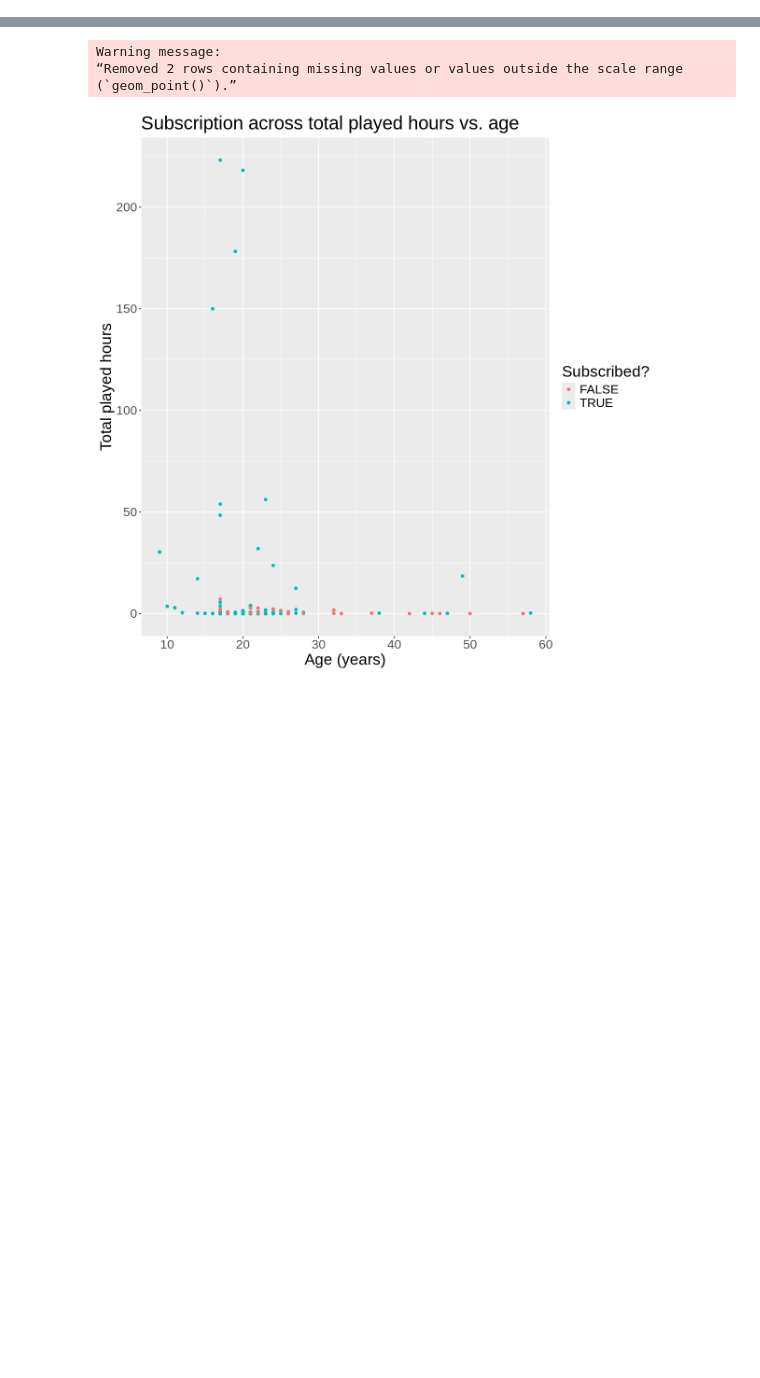
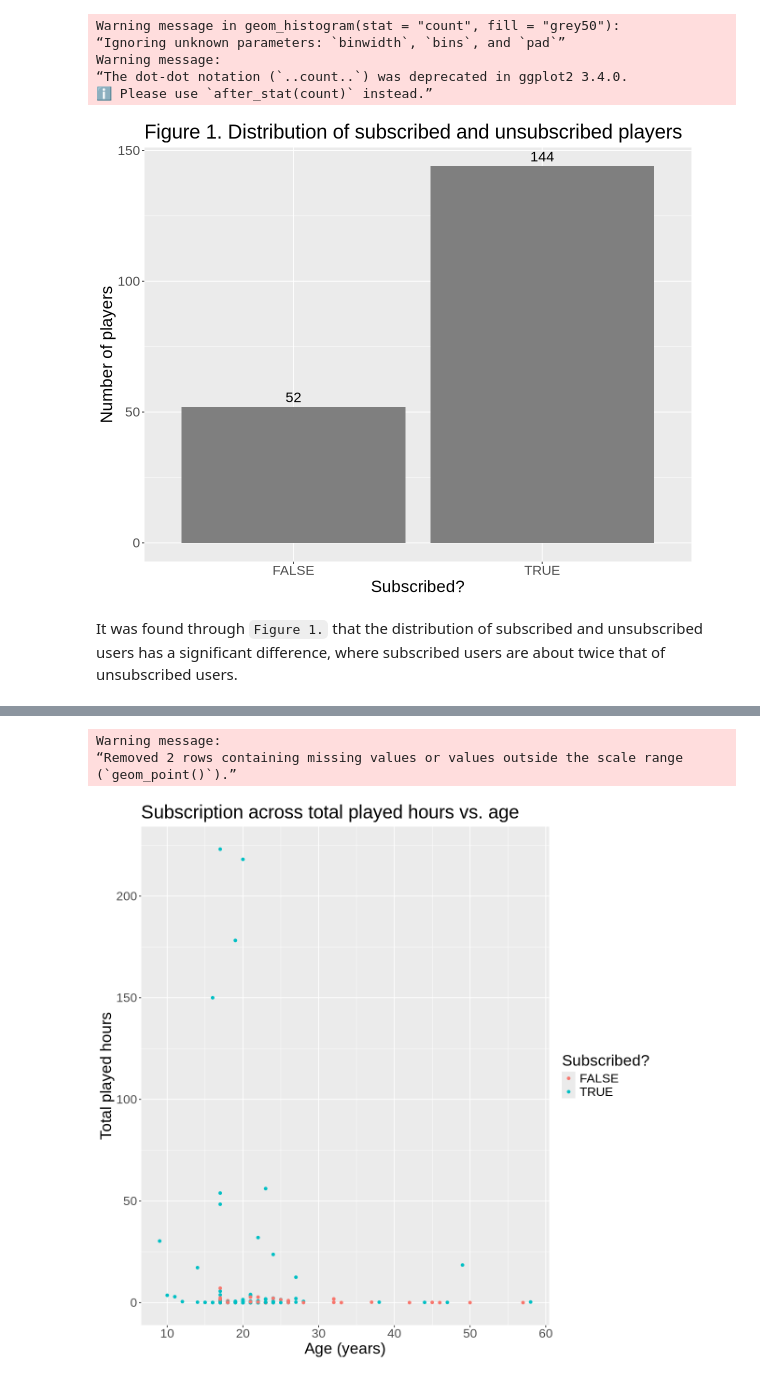
Before and after one commit to ahnnahy/dsci100-group20-project, a Jupyter notebook: Project Final Report.ipynb, the cells around one changed output, grey strips where cells are left out. Saved outputs shown, nothing was run; the diff lists cells and outputs as text; code cells hidden in the pictures; blank space fills up the shorter version.

```diff
--- a/Project Final Report.ipynb
+++ b/Project Final Report.ipynb
@@ -60,0 +93,20 @@ A spec_tbl_df: 196 × 7
+# %%
+#Let us visualize the distribution of subscribed users and unsuscribed users.
+options(repr.plot.width = 10, repr.plot.height = 8)
+
+players_histogram <- ggplot(players, aes(x = subscribe)) +
+    geom_histogram(stat = "count", fill = "grey50") +
+    geom_text(stat = "count", aes(label = ..count..), vjust = -0.5, size = 6) +
+    labs(x = "Subscribed?", y = "Number of players", title = "Figure 1. Distribution of subscribed and unsubscribed players") +
+    theme(text = element_text(size = 20))
+
+players_histogram
+# %% [output]
+Warning message in geom_histogram(stat = "count", fill = "grey50"):
+“Ignoring unknown parameters: `binwidth`, `bins`, and `pad`”
+Warning message:
+“The dot-dot notation (`..count..`) was deprecated in ggplot2 3.4.0.
+ℹ Please use `after_stat(count)` instead.”
+[figure, added]
+# %% [markdown]
+It was found through `Figure 1.` that the distribution of subscribed and unsubscribed users has a significant difference, where subscribed users are about twice that of unsubscribed users.
```
Also changed, not shown: parts of 18 cells of this notebook.
